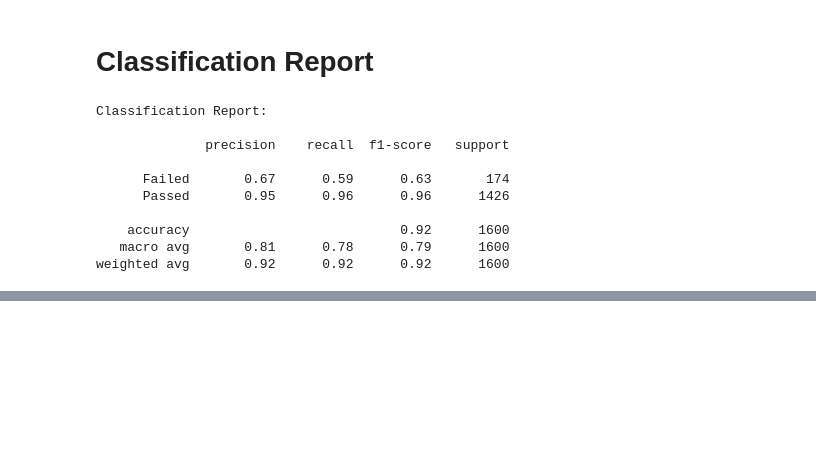
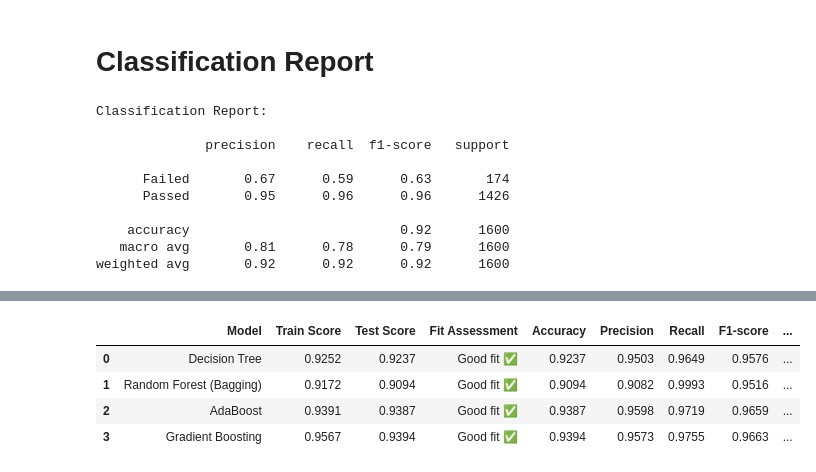
Before and after one commit to Dhruvkakkkad007/LearnerPulse-AI, a Jupyter notebook: model Training.ipynb, the cells around one changed output, grey strips where cells are left out. Cells and saved outputs as stored; diff of their text form; code cells hidden in the pictures; blank space fills up the shorter version.

```diff
--- a/model Training.ipynb
+++ b/model Training.ipynb
@@ -313,0 +471,60 @@ weighted avg       0.92      0.92      0.92      1600
+# %%
+comparison_data = [
+    {
+        "Model": "Decision Tree",
+        "Train Score": f"{dt_train_acc:.4f}",
+        "Test Score": f"{dt_test_acc:.4f}",
+        "Fit Assessment": fit_status,
+        "Accuracy": f"{dt_test_acc:.4f}",
+        "Precision": f"{dt_prec:.4f}",
+        "Recall": f"{dt_rec:.4f}",
+        "F1-score": f"{dt_f1:.4f}",
+        "CV Mean (5-Fold)": f"{dt_cv_mean:.4f}",
+        "CV Spread (Std)": f"{dt_cv_std:.4f}"
+    },
+    {
+        "Model": "Random Forest (Bagging)",
+        "Train Score": f"{rf_train_acc:.4f}",
+        "Test Score": f"{rf_test_acc:.4f}",
+        "Fit Assessment": rf_fit_status,
+        "Accuracy": f"{rf_test_acc:.4f}",
+        "Precision": f"{rf_prec:.4f}",
+        "Recall": f"{rf_rec:.4f}",
+        "F1-score": f"{rf_f1:.4f}",
+        "CV Mean (5-Fold)": f"{rf_cv_mean:.4f}",
+        "CV Spread (Std)": f"{rf_cv_std:.4f}"
+    },
+    {
+        "Model": "AdaBoost",
+        "Train Score": f"{ada_train_acc:.4f}",
+        "Test Score": f"{ada_test_acc:.4f}",
+        "Fit Assessment": ada_fit_status,
+        "Accuracy": f"{ada_test_acc:.4f}",
+        "Precision": f"{ada_prec:.4f}",
+        "Recall": f"{ada_rec:.4f}",
+        "F1-score": f"{ada_f1:.4f}",
+        "CV Mean (5-Fold)": f"{ada_cv_mean:.4f}",
+        "CV Spread (Std)": f"{ada_cv_std:.4f}"
+    },
+    {
+        "Model": "Gradient Boosting",
+        "Train Score": f"{gb_train_acc:.4f}",
+        "Test Score": f"{gb_test_acc:.4f}",
+        "Fit Assessment": gb_fit_status,
+        "Accuracy": f"{gb_test_acc:.4f}",
+        "Precision": f"{gb_prec:.4f}",
+        "Recall": f"{gb_rec:.4f}",
+        "F1-score": f"{gb_f1:.4f}",
+        "CV Mean (5-Fold)": f"{gb_cv_mean:.4f}",
+        "CV Spread (Std)": f"{gb_cv_std:.4f}"
+    }
+]
+
+comparison_df = pd.DataFrame(comparison_data)
+display(comparison_df)
+# %% [output]
+|  | Model | Train Score | Test Score | Fit Assessment | Accuracy | Precision | Recall | F1-score | ... |
+| 0 | Decision Tree | 0.9252 | 0.9237 | Good fit ✅ | 0.9237 | 0.9503 | 0.9649 | 0.9576 | ... |
+| 1 | Random Forest (Bagging) | 0.9172 | 0.9094 | Good fit ✅ | 0.9094 | 0.9082 | 0.9993 | 0.9516 | ... |
+| 2 | AdaBoost | 0.9391 | 0.9387 | Good fit ✅ | 0.9387 | 0.9598 | 0.9719 | 0.9659 | ... |
+| 3 | Gradient Boosting | 0.9567 | 0.9394 | Good fit ✅ | 0.9394 | 0.9573 | 0.9755 | 0.9663 | ... |
```
Also changed, not shown: parts of 12 cells of this notebook, 4 other files.
